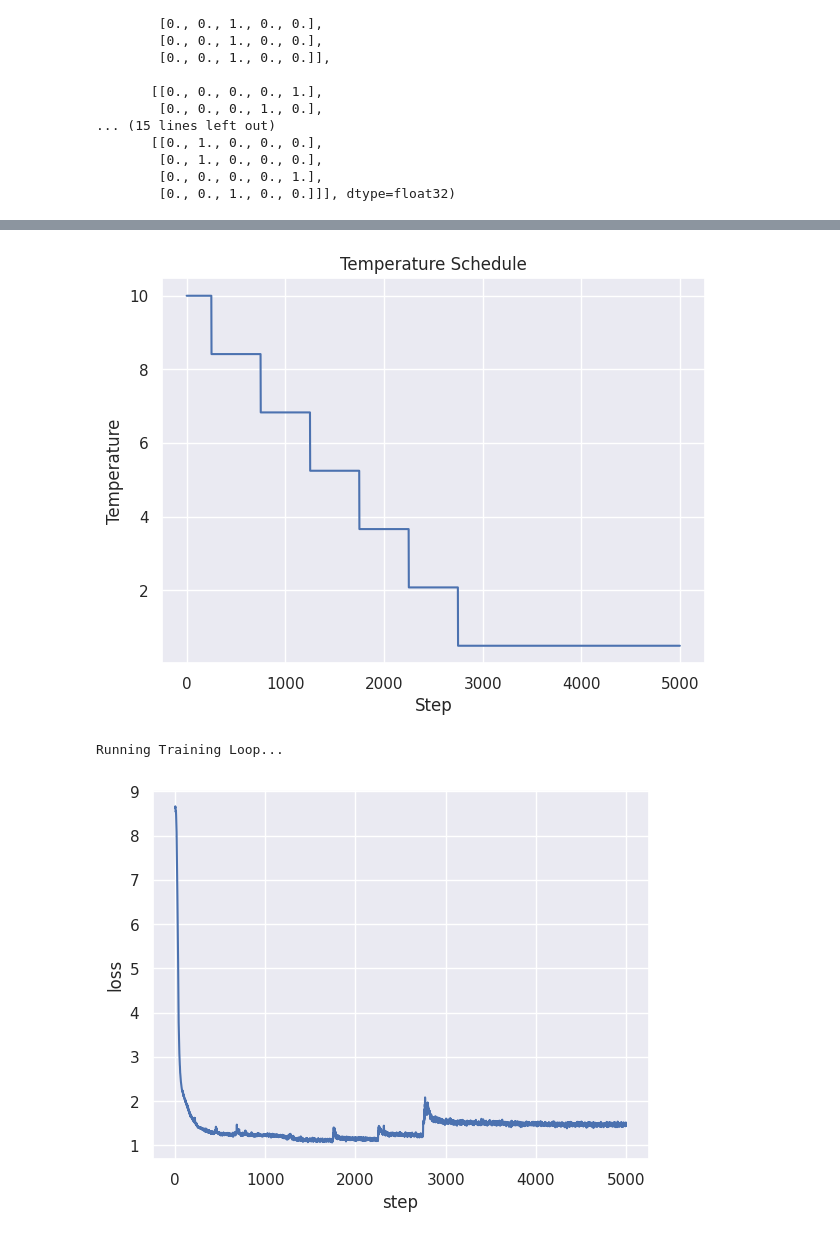
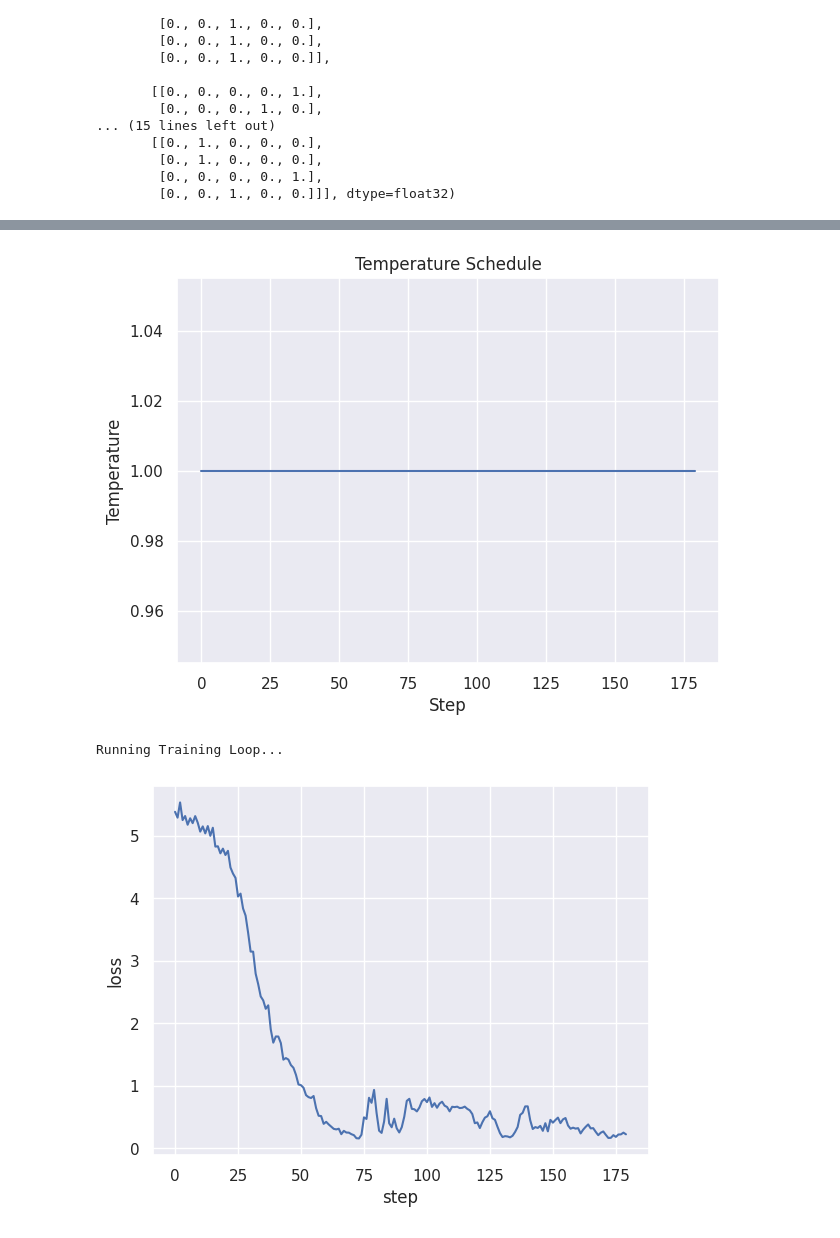
Before and after one commit to DylanCope/poclaps, a Jupyter notebook: gen_seqs_with_world_model.ipynb, the cells around one changed output, grey strips where cells are left out. Cells and saved outputs as stored; diff of their text form; code cells hidden in the pictures.

```diff
--- a/gen_seqs_with_world_model.ipynb
+++ b/gen_seqs_with_world_model.ipynb
@@ -892,13 +1079,13 @@ traj_batch.obs.shape, obs_preds.shape, action_pred_logits.shape, true_actions.sh
 # %%
 BATCH_SIZE = 1024
 SEQ_LEN = 8
-N_TRAIN_STEPS = 20000
+N_TRAIN_STEPS = 1000
 
 HIGH_TEMP = 1.0
-LOW_TEMP = 0.1
+LOW_TEMP = 1.0
 ROUND_FAC = 500
 SCHEDULE_STEPS = 7500
-ACTION_SAMPLE_TEMPERATURE = 0.01
+ACTION_SAMPLE_TEMPERATURE = 1.0 # 0.01
 FIX_GOAL_IN_BATCH = False
 
 
@@ -1013,7 +1200,7 @@ actions, messages, _, seq_mask = inputs
 (Array(2896., dtype=float32), 8192)
 # %%
 actions, messages, _, seq_mask = inputs
-i = 2
+i = 0
 ep_len = seq_mask[:, i].argmax()
 print('Sequence Mask:', seq_mask[:, i], "(True = Not In Sequence)")
 print('Dones:', traj_batch.done[:, i])
@@ -1142,7 +1329,11 @@ for x in range(env_params.grid_size):
         pred_goal_pos = pred_env_state[:, :, 1]
         acc = jnp.logical_and(pred_goal_pos[:, 0] == x, pred_goal_pos[:, 1] == y).mean()
 
-        items.append({'Goal X': x, 'Goal Y': y, 'Accuracy': acc})
+        items.extend([{
+            'Goal X': x, 'Goal Y': y, 'Accuracy': acc,
+            'Predicted Goal X': pred_goal[0],
+            'Predicted Goal Y': pred_goal[1]
+        } for pred_goal in pred_goal_pos])
 
         print(f'{x = }, {y = }: {acc:.3f}')
 
@@ -1610,0 +1703,3 @@ class ObsActionRNNDecoder(nn.Module):
+# %%
+n_envs = 5
+jax.nn.one_hot(jnp.repeat(jnp.arange(4)[:, np.newaxis], n_envs, axis=1), 4)
@@ -1640,16 +1944,16 @@ Array([[0.02      , 0.        , 0.88      , 0.        , 0.09      ,
 # %%
 BATCH_SIZE = 1024
 SEQ_LEN = 8
-N_TRAIN_STEPS = 5000
+N_TRAIN_STEPS = 180
 
-HIGH_TEMP = 10.0
-LOW_TEMP = 0.5
+HIGH_TEMP = 1.0
+LOW_TEMP = 1.0
 ROUND_FAC = 500
-SCHEDULE_STEPS = 3000
+SCHEDULE_STEPS = 800
 ACTION_SAMPLE_TEMPERATURE = 0.01
 FIX_GOAL_IN_BATCH = False
-ACTION_PRED_LOSS_FACTOR = 1.0
-OBS_PRED_LOSS_FACTOR = 0.5
+ACTION_PRED_LOSS_FACTOR = 0.0
+OBS_PRED_LOSS_FACTOR = 1.0
 
 
 def linear_temp_schedule(step,
@@ -1703,7 +2007,9 @@ def obs_transition_loss(inputs, obs_preds):
         (true_actions[:-1], obs_preds[:-1])
     )
     loss_mask = 1.0 - seq_mask[:-1]
-    loss_vals = loss_mask * obs_loss_fn(obs_preds[1:], pred_next_obs_logits)
+    loss_vals = loss_mask * obs_loss_fn(
+        obs_preds[1:], pred_next_obs_logits
+    )
     return loss_vals.sum() / loss_mask.sum()
 
 
@@ -1717,7 +2023,11 @@ def update_fn(state: tuple, _):
         obs_preds = train_state.apply_fn(params, batch, temp=temp)
         loss_a = decoding_actions_loss_fn(batch, obs_preds)
         loss_o = obs_transition_loss(batch, obs_preds)
-        return ACTION_PRED_LOSS_FACTOR * loss_a + OBS_PRED_LOSS_FACTOR * loss_o, (loss_a, loss_o)
+        loss = (
+            ACTION_PRED_LOSS_FACTOR * loss_a
+            + OBS_PRED_LOSS_FACTOR * loss_o
+        )
+        return loss, (loss_a, loss_o)
 
     rng, _rng = jax.random.split(rng)
     batch, _ = sample_sequences(
@@ -1734,7 +2044,9 @@ def update_fn(state: tuple, _):
     new_train_state = train_state.apply_gradients(grads=grads)
     metrics = {
         'step': train_state.step,
-        'loss': loss, 'loss_a': loss_a, 'loss_o': loss_o
+        'loss': loss,
+        'loss_a': loss_a,
+        'loss_o': loss_o
     }
     return (new_train_state, rng), metrics
 
@@ -1747,35 +2059,35 @@ rng, _rng = jax.random.split(rng)
 init_params = obs_act_rnn_decoder.init(_rng, inputs)
 
 optimizer = optax.adam(1e-4)
 oa_rnn_decoder_train_state = TrainState.create(
     apply_fn=obs_act_rnn_decoder.apply,
     params=init_params,
     tx=optimizer
 )
 
 print('Running Training Loop...')
 
 (oa_rnn_decoder_train_state, _), metrics = jax.lax.scan(
     update_fn, (oa_rnn_decoder_train_state, rng), None, length=N_TRAIN_STEPS
 )
 
 import matplotlib.pyplot as plt
 import seaborn as sns
 import pandas as pd
 
 sns.set_theme()
 
 df = pd.DataFrame({
     'loss': metrics['loss'],
     'step': metrics['step']
 })
 
 sns.lineplot(df, x='step', y='loss')
 plt.show()
 # %% [output]
-[figure, old version]
+[figure, new version]
 Running Training Loop...
-[figure, old version]
+[figure, new version]
 # %%
 df = pd.DataFrame({
     'loss': metrics['loss'],
```
Also changed, not shown: parts of 30 cells of this notebook, 10 other files.
